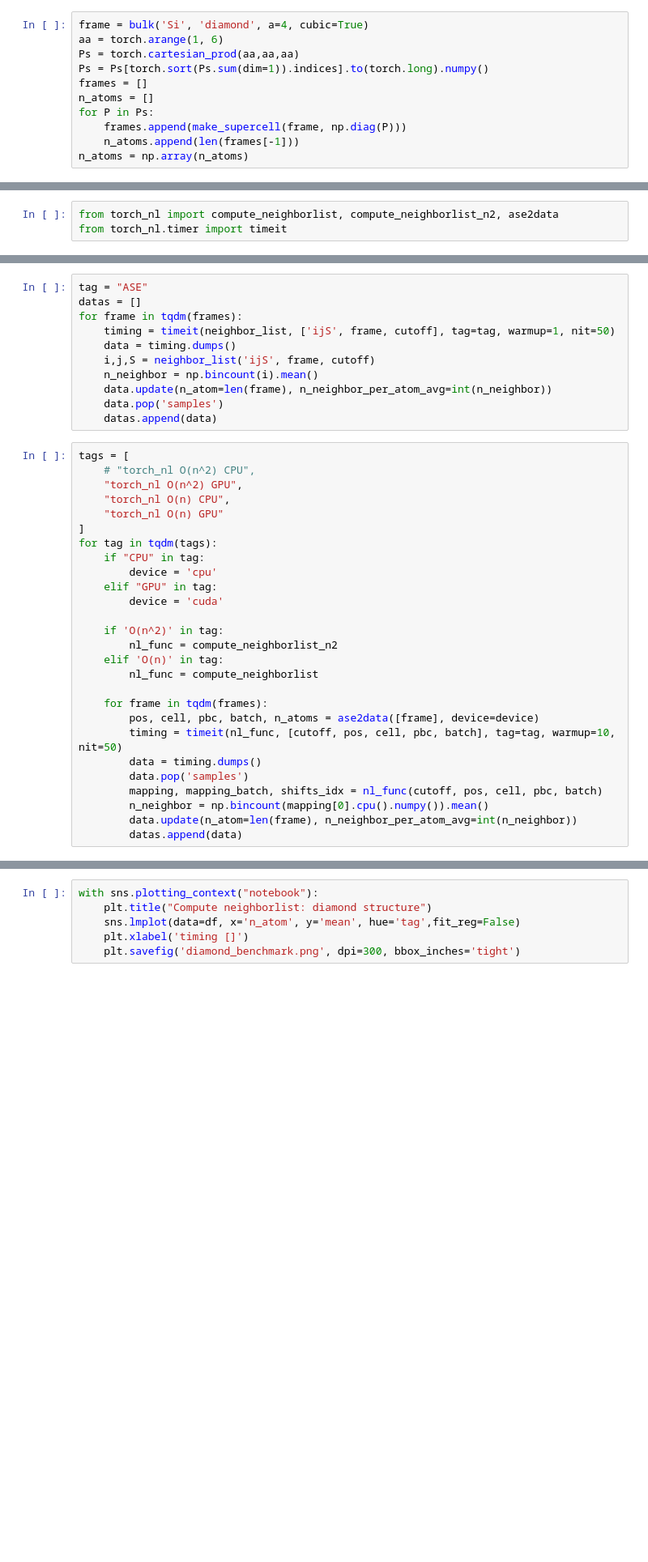
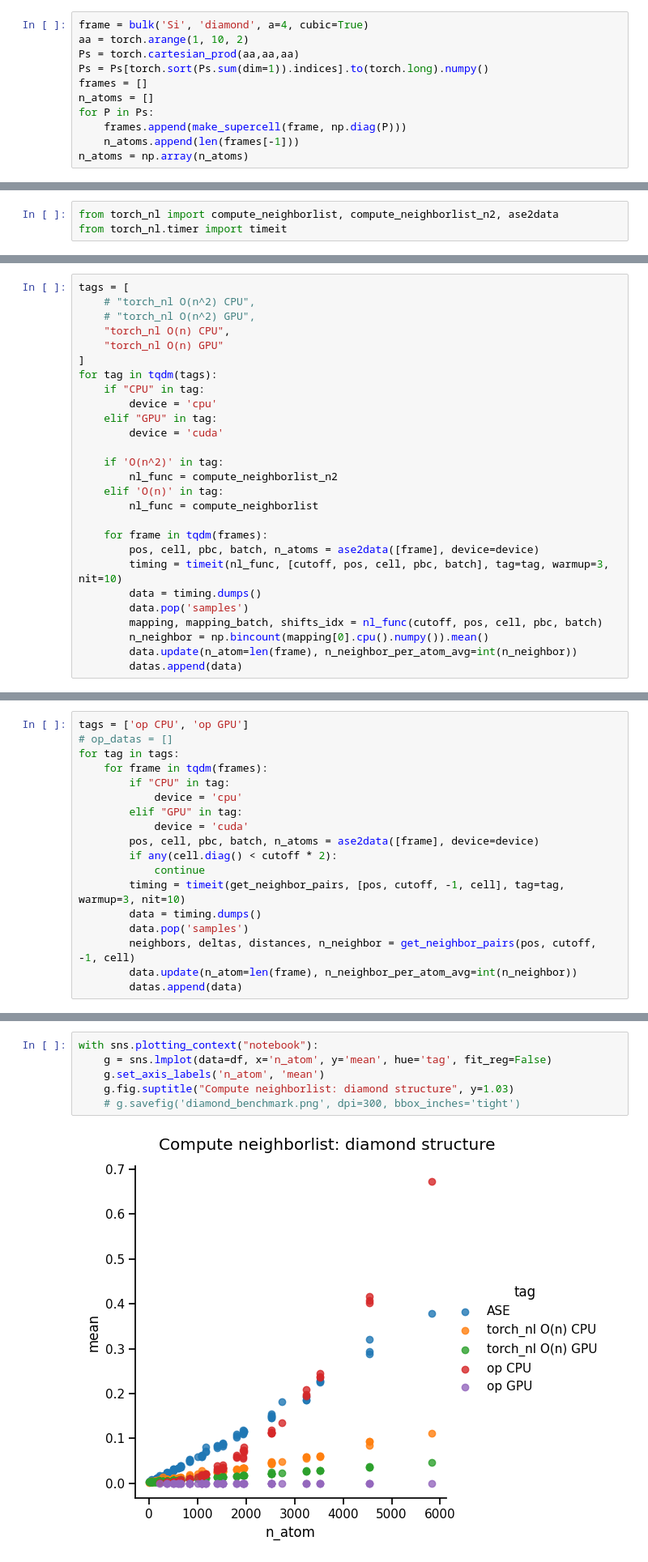
Before and after one commit to MolCrafts/molpot, a Jupyter notebook: examples/benchmark_nblist.ipynb, the cells around one changed output, grey strips where cells are left out. Shown: that part at 81% size. Cells and saved outputs as stored; diff of their text form; blank space fills up the shorter version.

```diff
--- a/examples/benchmark_nblist.ipynb
+++ b/examples/benchmark_nblist.ipynb
@@ -24,6 +29,6 @@ def ase2frame(frame, device="cpu"):
 # %%
 frame = bulk('Si', 'diamond', a=4, cubic=True)
-aa = torch.arange(1, 6)
+aa = torch.arange(1, 10, 2)
 Ps = torch.cartesian_prod(aa,aa,aa)
 Ps = Ps[torch.sort(Ps.sum(dim=1)).indices].to(torch.long).numpy()
 frames = []
@@ -40,18 +75,7 @@ cutoff = 4
-# %%
-tag = "ASE"
-datas = []
-for frame in tqdm(frames):
-    timing = timeit(neighbor_list, ['ijS', frame, cutoff], tag=tag, warmup=1, nit=50)
-    data = timing.dumps()
-    i,j,S = neighbor_list('ijS', frame, cutoff)
-    n_neighbor = np.bincount(i).mean()
-    data.update(n_atom=len(frame), n_neighbor_per_atom_avg=int(n_neighbor))
-    data.pop('samples')
-    datas.append(data)
 # %%
 tags = [
     # "torch_nl O(n^2) CPU",
-    "torch_nl O(n^2) GPU",
+    # "torch_nl O(n^2) GPU",
     "torch_nl O(n) CPU",
     "torch_nl O(n) GPU"
 ]
@@ -68,7 +92,7 @@ for tag in tqdm(tags):
 
     for frame in tqdm(frames):
         pos, cell, pbc, batch, n_atoms = ase2data([frame], device=device)
-        timing = timeit(nl_func, [cutoff, pos, cell, pbc, batch], tag=tag, warmup=10, nit=50)
+        timing = timeit(nl_func, [cutoff, pos, cell, pbc, batch], tag=tag, warmup=3, nit=10)
         data = timing.dumps()
         data.pop('samples')
         mapping, mapping_batch, shifts_idx = nl_func(cutoff, pos, cell, pbc, batch)
@@ -79,0 +106,18 @@ NameError: name 'frames' is not defined
+# %%
+tags = ['op CPU', 'op GPU']
+# op_datas = []
+for tag in tags:
+    for frame in tqdm(frames):
+        if "CPU" in tag:
+            device = 'cpu'
+        elif "GPU" in tag:
+            device = 'cuda'
+        pos, cell, pbc, batch, n_atoms = ase2data([frame], device=device)
+        if any(cell.diag() < cutoff * 2):
+            continue
+        timing = timeit(get_neighbor_pairs, [pos, cutoff, -1, cell], tag=tag, warmup=3, nit=10)
+        data = timing.dumps()
+        data.pop('samples')
+        neighbors, deltas, distances, n_neighbor = get_neighbor_pairs(pos, cutoff, -1, cell)
+        data.update(n_atom=len(frame), n_neighbor_per_atom_avg=int(n_neighbor))
+        datas.append(data)
@@ -83,6 +130,8 @@ df
 # %%
 with sns.plotting_context("notebook"):
-    plt.title("Compute neighborlist: diamond structure")
-    sns.lmplot(data=df, x='n_atom', y='mean', hue='tag',fit_reg=False)
-    plt.xlabel('timing []')
-    plt.savefig('diamond_benchmark.png', dpi=300, bbox_inches='tight')
+    g = sns.lmplot(data=df, x='n_atom', y='mean', hue='tag', fit_reg=False)
+    g.set_axis_labels('n_atom', 'mean')
+    g.fig.suptitle("Compute neighborlist: diamond structure", y=1.03)
+    # g.savefig('diamond_benchmark.png', dpi=300, bbox_inches='tight')
+# %% [output]
+[figure, added]
```
Also changed, not shown: parts of 16 cells of this notebook, 22 other files.
